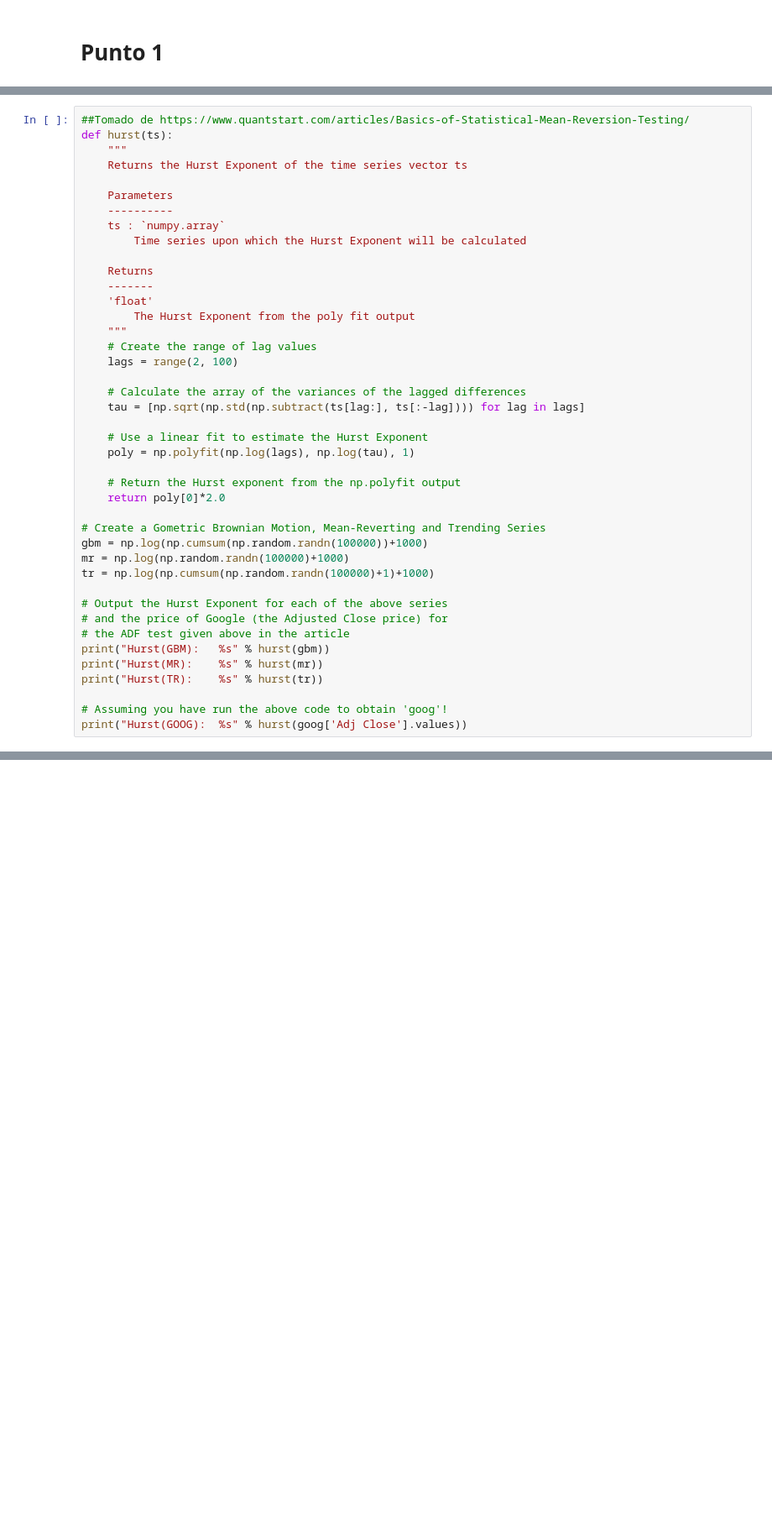
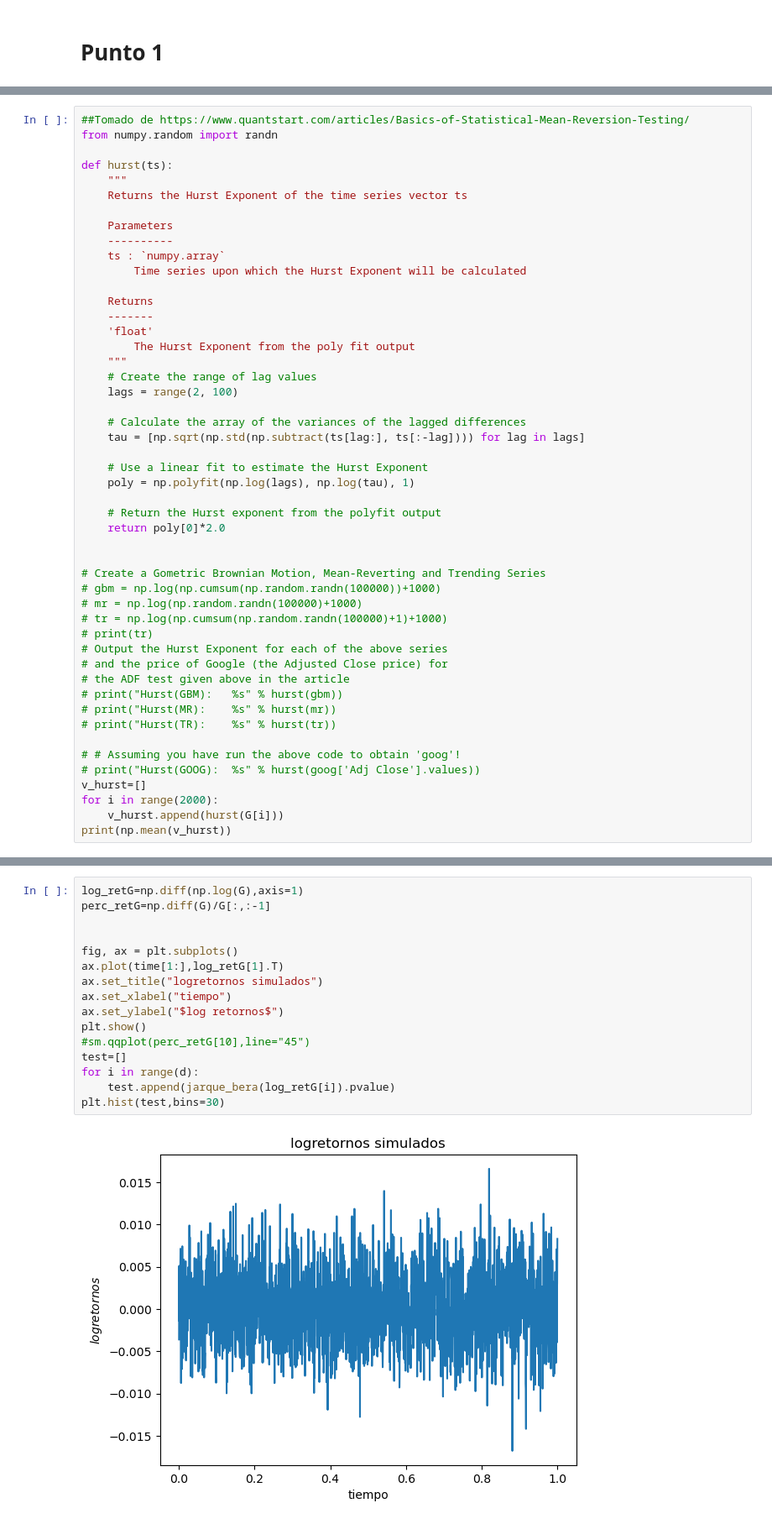
Before and after one commit to msanchezr99/Talleres_estocasticos1, a Jupyter notebook: Procesos_estoc_continuos/Punto1_Unit3.ipynb, the cells around one changed output, grey strips where cells are left out. Shown at 84% size. Cells and saved outputs as stored; diff of their text form; blank space fills up the shorter version.

```diff
--- a/Procesos_estoc_continuos/Punto1_Unit3.ipynb
+++ b/Procesos_estoc_continuos/Punto1_Unit3.ipynb
@@ -88,5 +90,7 @@ plotear("Geométrico",time, mu_teor_t,mu_hat_t,var_teor_t,var_hat_t,mu_error,var
 # %%
 ##Tomado de https://www.quantstart.com/articles/Basics-of-Statistical-Mean-Reversion-Testing/
+from numpy.random import randn
+
 def hurst(ts):
     """
     Returns the Hurst Exponent of the time series vector ts
@@ -110,20 +114,25 @@ def hurst(ts):
     # Use a linear fit to estimate the Hurst Exponent
     poly = np.polyfit(np.log(lags), np.log(tau), 1)
 
-    # Return the Hurst exponent from the np.polyfit output
+    # Return the Hurst exponent from the polyfit output
     return poly[0]*2.0
 
+
 # Create a Gometric Brownian Motion, Mean-Reverting and Trending Series
-gbm = np.log(np.cumsum(np.random.randn(100000))+1000)
-mr = np.log(np.random.randn(100000)+1000)
-tr = np.log(np.cumsum(np.random.randn(100000)+1)+1000)
-
+# gbm = np.log(np.cumsum(np.random.randn(100000))+1000)
+# mr = np.log(np.random.randn(100000)+1000)
+# tr = np.log(np.cumsum(np.random.randn(100000)+1)+1000)
+# print(tr)
 # Output the Hurst Exponent for each of the above series
 # and the price of Google (the Adjusted Close price) for
 # the ADF test given above in the article
-print("Hurst(GBM):   %s" % hurst(gbm))
-print("Hurst(MR):    %s" % hurst(mr))
-print("Hurst(TR):    %s" % hurst(tr))
+# print("Hurst(GBM):   %s" % hurst(gbm))
+# print("Hurst(MR):    %s" % hurst(mr))
+# print("Hurst(TR):    %s" % hurst(tr))
 
-# Assuming you have run the above code to obtain 'goog'!
-print("Hurst(GOOG):  %s" % hurst(goog['Adj Close'].values))
+# # Assuming you have run the above code to obtain 'goog'!
+# print("Hurst(GOOG):  %s" % hurst(goog['Adj Close'].values))
+v_hurst=[]
+for i in range(2000):
+    v_hurst.append(hurst(G[i]))
+print(np.mean(v_hurst))
@@ -145,0 +141,18 @@ Name: price, dtype: float64
+# %%
+log_retG=np.diff(np.log(G),axis=1)
+perc_retG=np.diff(G)/G[:,:-1]
+
+
+fig, ax = plt.subplots()
+ax.plot(time[1:],log_retG[1].T)
+ax.set_title("logretornos simulados")
+ax.set_xlabel("tiempo")
+ax.set_ylabel("$log retornos$")
+plt.show()
+#sm.qqplot(perc_retG[10],line="45")
+test=[]
+for i in range(d):
+    test.append(jarque_bera(log_retG[i]).pvalue)
+plt.hist(test,bins=30)
+# %% [output]
+[figure, added]
```
Also changed, not shown: parts of 19 cells of this notebook, 1 other file.
